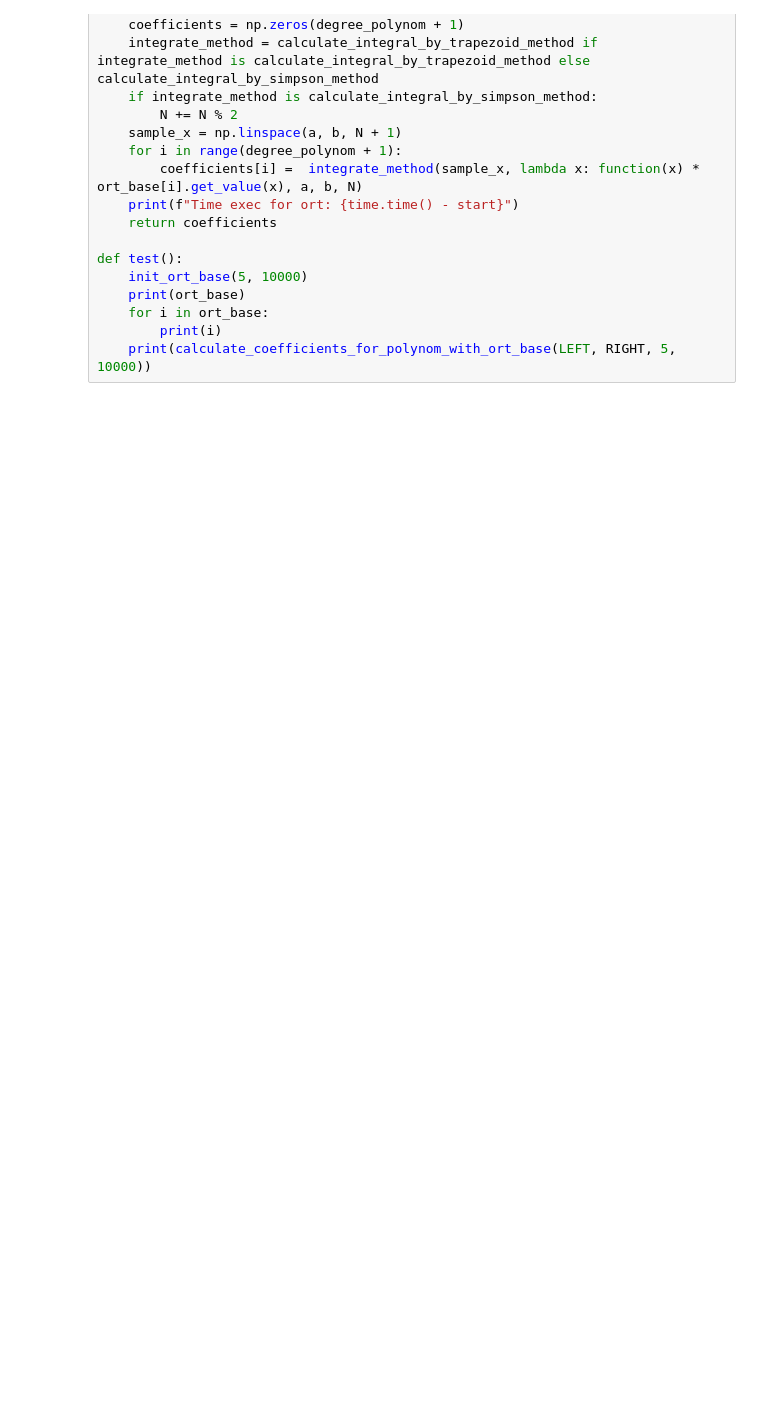
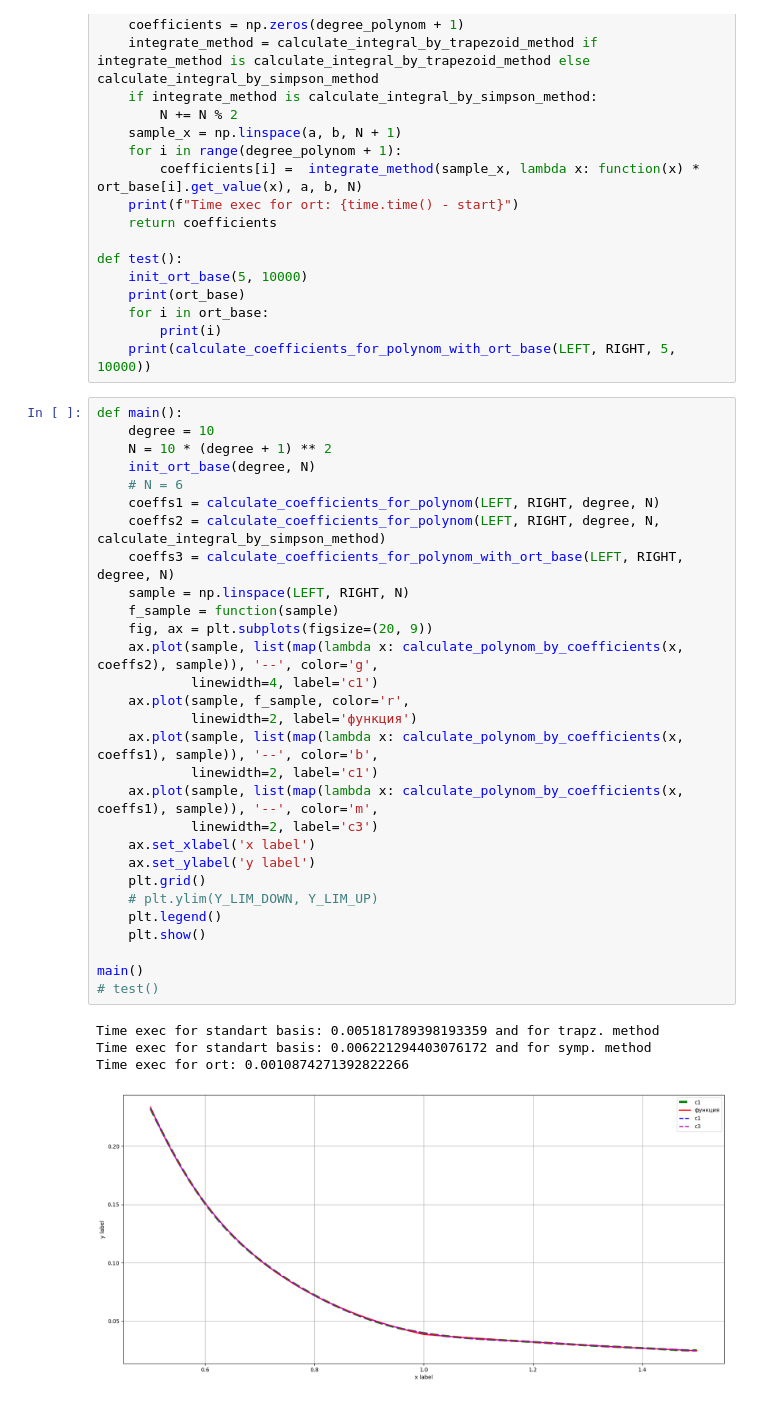
Before and after one commit to XBodya/third_course, a Jupyter notebook: ChM/L3/main.ipynb, the cells around one changed output. Cells and saved outputs as stored; diff of their text form; blank space fills up the shorter version.

```diff
--- a/ChM/L3/main.ipynb
+++ b/ChM/L3/main.ipynb
@@ -76,3 +76,37 @@ def test():
     for i in ort_base:
         print(i)
     print(calculate_coefficients_for_polynom_with_ort_base(LEFT, RIGHT, 5, 10000))
+# %%
+def main():
+    degree = 10
+    N = 10 * (degree + 1) ** 2
+    init_ort_base(degree, N)
+    # N = 6
+    coeffs1 = calculate_coefficients_for_polynom(LEFT, RIGHT, degree, N)
+    coeffs2 = calculate_coefficients_for_polynom(LEFT, RIGHT, degree, N, calculate_integral_by_simpson_method)
+    coeffs3 = calculate_coefficients_for_polynom_with_ort_base(LEFT, RIGHT, degree, N)
+    sample = np.linspace(LEFT, RIGHT, N)
+    f_sample = function(sample)
+    fig, ax = plt.subplots(figsize=(20, 9))
+    ax.plot(sample, list(map(lambda x: calculate_polynom_by_coefficients(x, coeffs2), sample)), '--', color='g',
+            linewidth=4, label='c1')
+    ax.plot(sample, f_sample, color='r',
+            linewidth=2, label='функция')
+    ax.plot(sample, list(map(lambda x: calculate_polynom_by_coefficients(x, coeffs1), sample)), '--', color='b',
+            linewidth=2, label='c1')
+    ax.plot(sample, list(map(lambda x: calculate_polynom_by_coefficients(x, coeffs1), sample)), '--', color='m',
+            linewidth=2, label='c3')
+    ax.set_xlabel('x label')
+    ax.set_ylabel('y label')
+    plt.grid()
+    # plt.ylim(Y_LIM_DOWN, Y_LIM_UP)
+    plt.legend()
+    plt.show()
+
+main()
+# test()
+# %% [output]
+Time exec for standart basis: 0.005181789398193359 and for trapz. method
+Time exec for standart basis: 0.006221294403076172 and for symp. method
+Time exec for ort: 0.0010874271392822266
+[figure, added]
```
Also changed, not shown: 10 other files.
